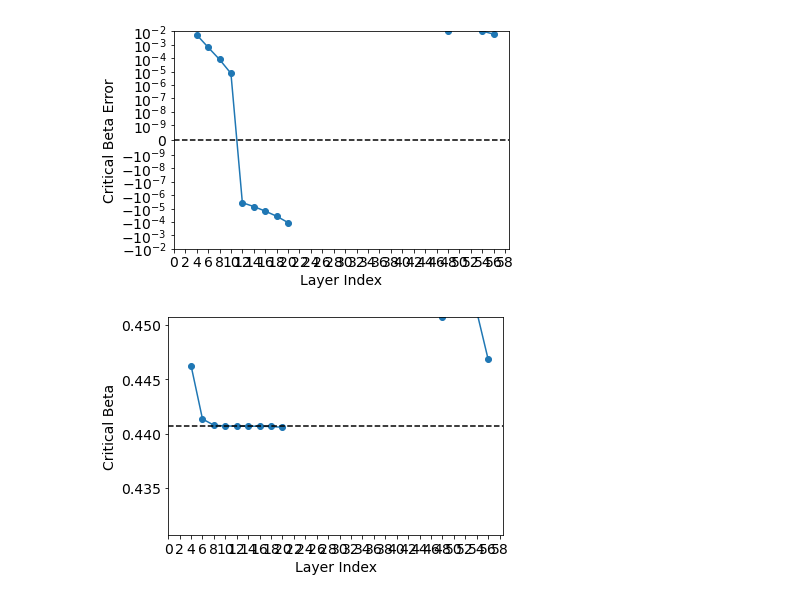
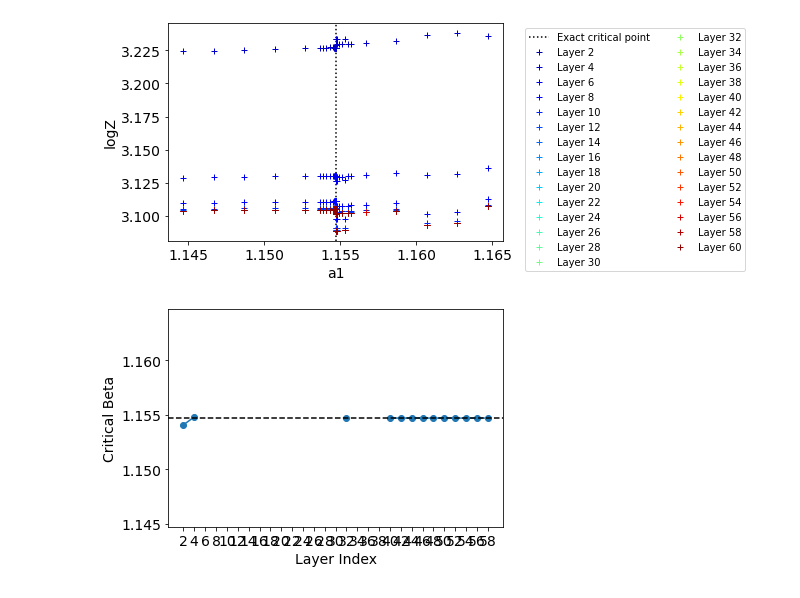
Before and after one commit to fangzhangmnm/AKLT3D.old, a Jupyter notebook: plot_observables.ipynb, the cells around one changed output. Drawn from its saved outputs; the diff is of its cells as text; code cells hidden in the pictures.

```diff
--- a/plot_observables.ipynb
+++ b/plot_observables.ipynb
@@ -58,0 +87,11 @@ plt.show()
+# %%
+
+filenames,exact_model,=sorted(glob('./data/ising3d_X10_scan_params_line_observables/*.csv')),ising3d_mc
+obs_names=['magnetization']
+
+df=load_df(filenames,obs_names)
+
+max_layer=60
+xlim=[.2,.23]
+plot_obs_by_layer(df,'beta','logZ',exact_model.critical_beta,exact_model.logZ,max_layer=max_layer,xlim=xlim)
+plot_obs_by_layer(df,'beta','magnetization',exact_model.critical_beta,exact_model.magnetization,max_layer=max_layer,ylim=[0,1],xlim=xlim)
@@ -59,50 +118,46 @@ plt.show()
+# %%
+
+plot_obs_by_layer('a1','logZ',exact_critical_param)
+# %% [output]
+[figure, added]
 # %%
+param_name='a1'
+obs_name='magnetizationZ_binder'
+
+
 # for layer i and i+1, find the crossing point of the binder
 # plot i vs crossing point
 # find the crossing point by spline fitting
 
 from scipy.optimize import minimize,root
 from scipy.interpolate import interp1d
 from matplotlib.scale import SymmetricalLogScale
 
 crossings=[]
-beta_min,beta_max=df['beta'].min(),df['beta'].max()
+beta_min,beta_max=df[param_name].min(),df[param_name].max()
 betas_interp=np.linspace(beta_min,beta_max,1000)
+exact_critical_param=exact_critical_param
+nLayers=df['iLayer'].max()+1
 
-for iLayer in range(0, nLayers-1, 2):
-    df1 = df[df['iLayer'] == iLayer].sort_values('beta')
-    df2 = df[df['iLayer'] == iLayer+2].sort_values('beta')
+for iLayer in range(2, nLayers-1, 2):
+    df1 = df[df['iLayer'] == iLayer].sort_values(param_name)
+    df2 = df[df['iLayer'] == iLayer+2].sort_values(param_name)
 
-    # f1 = interp1d(df1['beta'], df1['magnetization_binder'], kind='linear')
-    # f2 = interp1d(df2['beta'], df2['magnetization_binder'], kind='linear')
-    f1 = PchipInterpolator(df1['beta'], df1['magnetization_binder'])
-    f2 = PchipInterpolator(df2['beta'], df2['magnetization_binder'])
+    f1 = PchipInterpolator(df1[param_name], df1[obs_name])
+    f2 = PchipInterpolator(df2[param_name], df2[obs_name])
 
-    # crossing=minimize(lambda x: (f1(x)-f2(x))**2, (beta_min+beta_max)/2, bounds=[(beta_min,beta_max)]).x[0]
-    # if np.abs(f1(crossing)-f2(crossing))>.1:
-    #     crossing=np.nan
     result=root(lambda x: f1(x)-f2(x), (beta_min+beta_max)/2)
     crossing=result.x[0] if result.success else np.nan
 
-    # Append the crossing point to the list of crossings
     crossings.append(crossing)
 
-plt.plot(range(0, nLayers-1, 2), (crossings-exact_critical_beta), 'o-')
-plt.axhline(0, color='k', linestyle='--')
-plt.yscale(SymmetricalLogScale(axis='y',base=10, linthresh=1e-9))
-plt.ylim(beta_min-exact_critical_beta,beta_max-exact_critical_beta)
-plt.xticks(range(0, nLayers-1, 2))
-plt.xlabel('Layer Index')
-plt.ylabel('Critical Beta Error')
-plt.show()
 
-plt.plot(range(0, nLayers-1, 2), crossings, 'o-')
-plt.axhline(exact_critical_beta, color='k', linestyle='--')
+plt.plot(range(2, nLayers-1, 2), crossings, 'o-')
+plt.axhline(exact_critical_param, color='k', linestyle='--')
 plt.ylim(beta_min,beta_max)
-plt.xticks(range(0, nLayers-1, 2))
+plt.xticks(range(2, nLayers-1, 2))
 plt.xlabel('Layer Index')
 plt.ylabel('Critical Beta')
 plt.show()
 # %% [output]
-[figure, old version]
+[figure, new version]
-[figure, removed]
```
Also changed, not shown: parts of 8 cells of this notebook, 20 other files.
